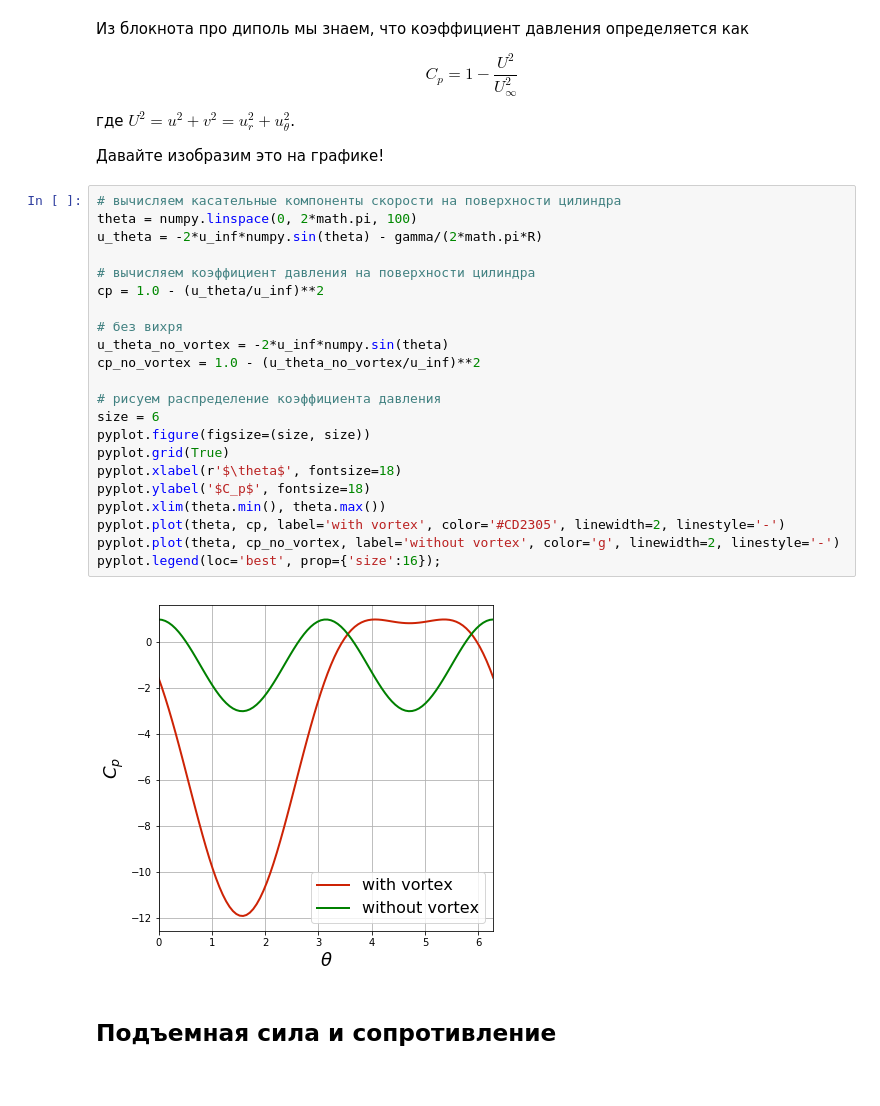
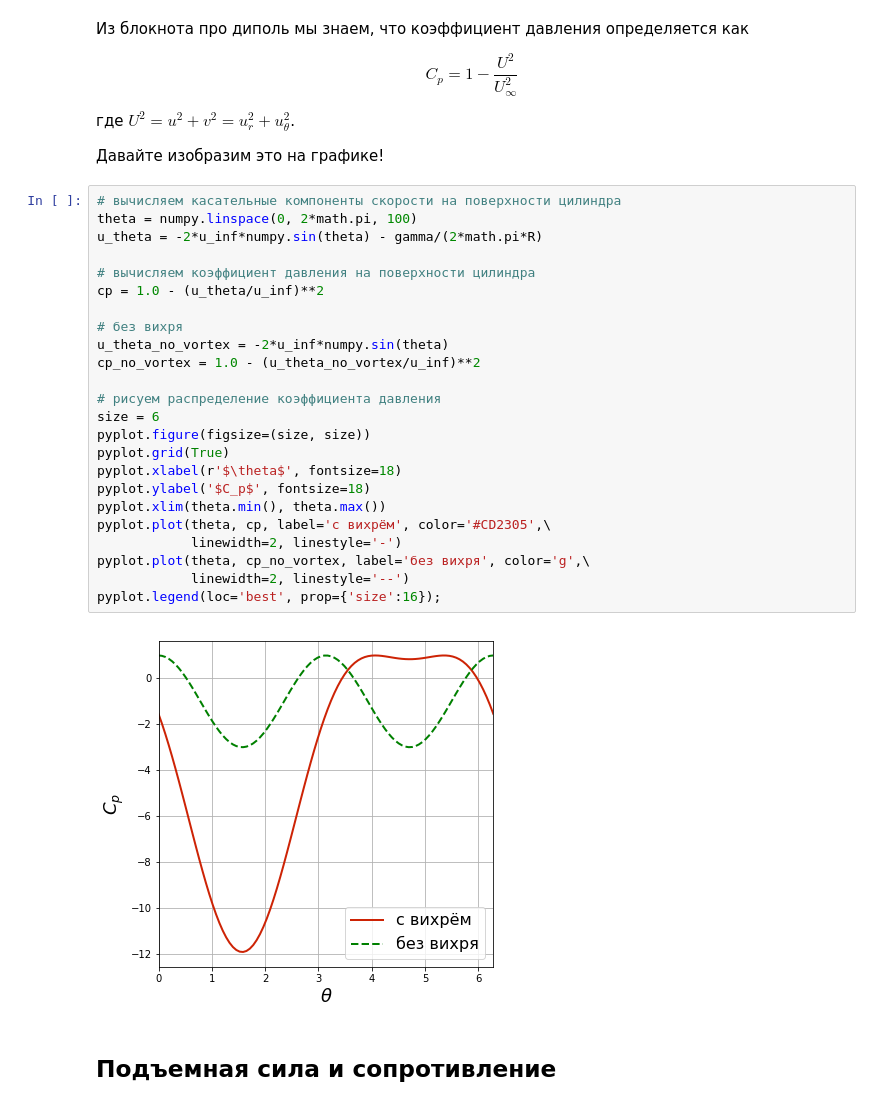
Before and after one commit to ikursakov/ru_AeroPython, a Jupyter notebook: lessons/06_Lesson06_vortexLift.ipynb, the cells around one changed output. Cells and saved outputs as stored; diff of their text form.

```diff
--- a/lessons/06_Lesson06_vortexLift.ipynb
+++ b/lessons/06_Lesson06_vortexLift.ipynb
@@ -291,27 +301,29 @@ $$C_p = 1-\frac{U^2}{U_\infty^2}$$
 # %%
 # вычисляем касательные компоненты скорости на поверхности цилиндра
 theta = numpy.linspace(0, 2*math.pi, 100)
 u_theta = -2*u_inf*numpy.sin(theta) - gamma/(2*math.pi*R)
 
 # вычисляем коэффициент давления на поверхности цилиндра
 cp = 1.0 - (u_theta/u_inf)**2
 
 # без вихря
 u_theta_no_vortex = -2*u_inf*numpy.sin(theta)
 cp_no_vortex = 1.0 - (u_theta_no_vortex/u_inf)**2
 
 # рисуем распределение коэффициента давления
 size = 6
 pyplot.figure(figsize=(size, size))
 pyplot.grid(True)
 pyplot.xlabel(r'$\theta$', fontsize=18)
 pyplot.ylabel('$C_p$', fontsize=18)
 pyplot.xlim(theta.min(), theta.max())
-pyplot.plot(theta, cp, label='with vortex', color='#CD2305', linewidth=2, linestyle='-')
-pyplot.plot(theta, cp_no_vortex, label='without vortex', color='g', linewidth=2, linestyle='-')
+pyplot.plot(theta, cp, label='с вихрём', color='#CD2305',\
+            linewidth=2, linestyle='-')
+pyplot.plot(theta, cp_no_vortex, label='без вихря', color='g',\
+            linewidth=2, linestyle='--')
 pyplot.legend(loc='best', prop={'size':16});
 # %% [output]
-[figure, old version]
+[figure, new version]
 # %% [markdown]
 ## Подъемная сила и сопротивление
 # %% [markdown]
```
Also changed, not shown: parts of 4 cells of this notebook.
